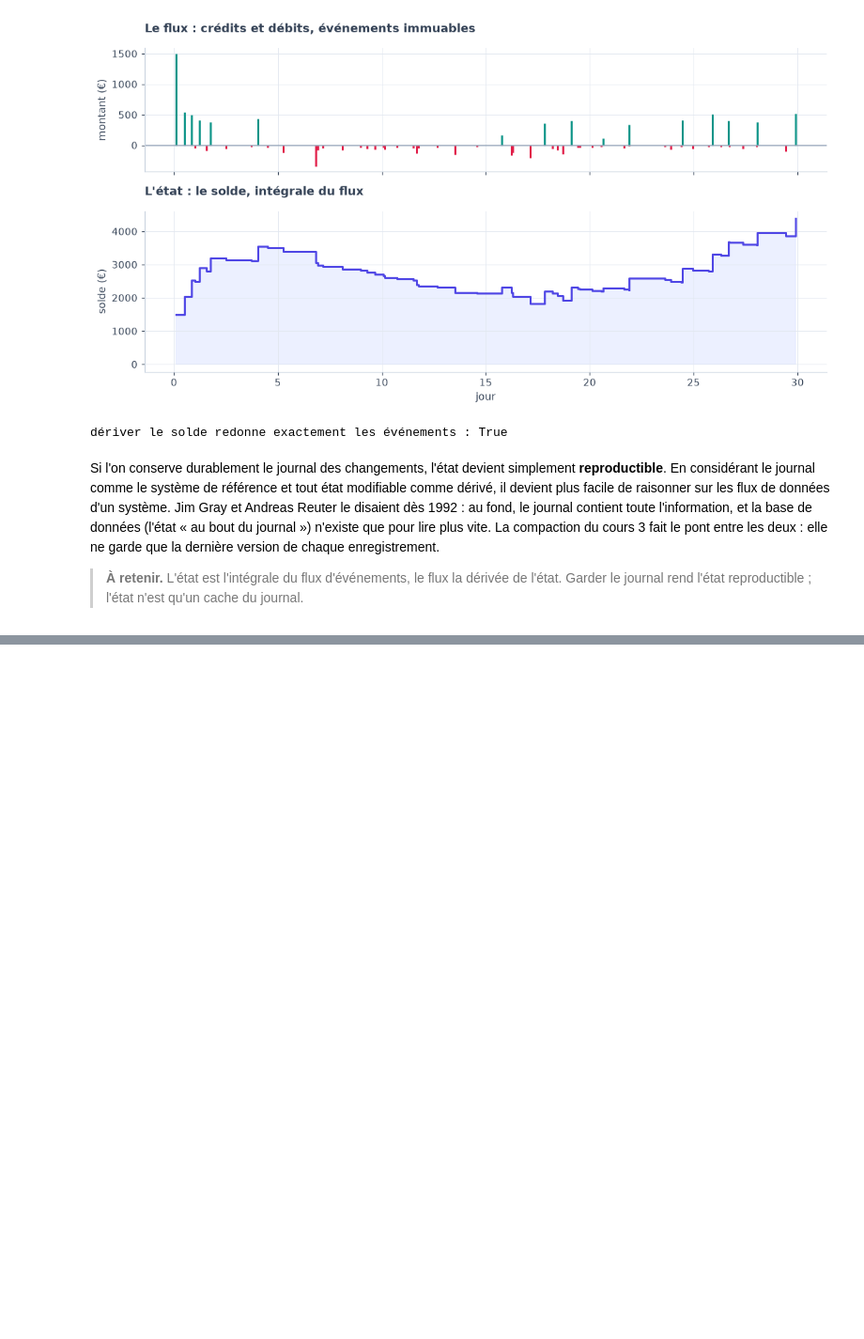
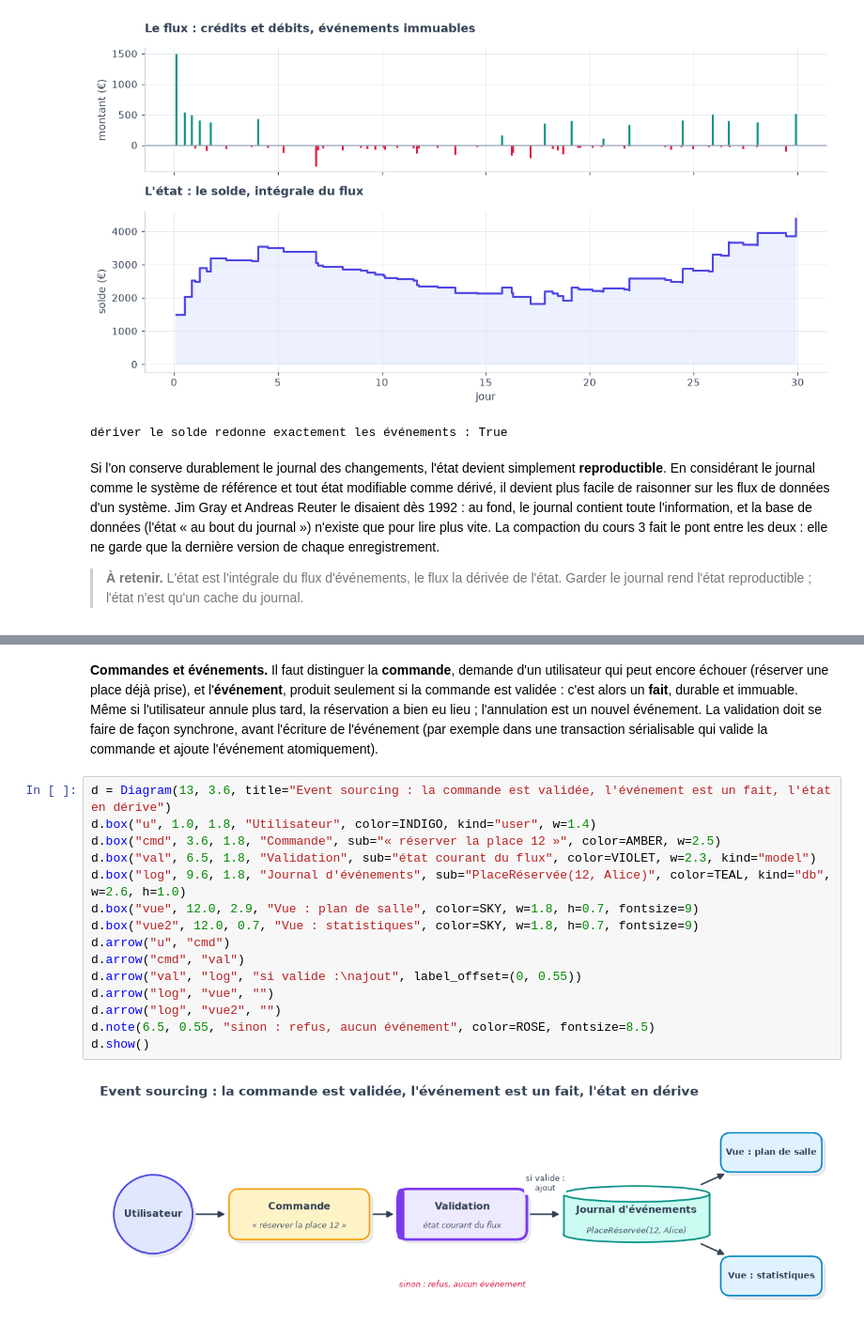
Before and after one commit to gwils28/Designing_Data_Intensive_Applications__ByTheBook, a Jupyter notebook: notebooks/ch11_traitement_de_flux/ch11_cours_4_event_sourcing_et_immutabilite.ipynb, the cells around one changed output, grey strips where cells are left out. Shown at 94% size. Cells and saved outputs as stored; diff of their text form; blank space fills up the shorter version.

Commit message:
ch11 cours 4 : L'event sourcing

```diff
--- a/notebooks/ch11_traitement_de_flux/ch11_cours_4_event_sourcing_et_immutabilite.ipynb
+++ b/notebooks/ch11_traitement_de_flux/ch11_cours_4_event_sourcing_et_immutabilite.ipynb
@@ -85,0 +100,25 @@ que la dernière version de chaque enregistrement.
+# %% [markdown]
+**Commandes et événements.** Il faut distinguer la **commande**, demande d'un utilisateur
+qui peut encore échouer (réserver une place déjà prise), et l'**événement**, produit
+seulement si la commande est validée : c'est alors un **fait**, durable et immuable. Même
+si l'utilisateur annule plus tard, la réservation a bien eu lieu ; l'annulation est un
+nouvel événement. La validation doit se faire de façon synchrone, avant l'écriture de
+l'événement (par exemple dans une transaction sérialisable qui valide la commande et
+ajoute l'événement atomiquement).
+# %%
+d = Diagram(13, 3.6, title="Event sourcing : la commande est validée, l'événement est un fait, l'état en dérive")
+d.box("u", 1.0, 1.8, "Utilisateur", color=INDIGO, kind="user", w=1.4)
+d.box("cmd", 3.6, 1.8, "Commande", sub="« réserver la place 12 »", color=AMBER, w=2.5)
+d.box("val", 6.5, 1.8, "Validation", sub="état courant du flux", color=VIOLET, w=2.3, kind="model")
+d.box("log", 9.6, 1.8, "Journal d'événements", sub="PlaceRéservée(12, Alice)", color=TEAL, kind="db", w=2.6, h=1.0)
+d.box("vue", 12.0, 2.9, "Vue : plan de salle", color=SKY, w=1.8, h=0.7, fontsize=9)
+d.box("vue2", 12.0, 0.7, "Vue : statistiques", color=SKY, w=1.8, h=0.7, fontsize=9)
+d.arrow("u", "cmd")
+d.arrow("cmd", "val")
+d.arrow("val", "log", "si valide :\najout", label_offset=(0, 0.55))
+d.arrow("log", "vue", "")
+d.arrow("log", "vue2", "")
+d.note(6.5, 0.55, "sinon : refus, aucun événement", color=ROSE, fontsize=8.5)
+d.show()
+# %% [output]
+[figure, added]
```
Also changed, not shown: parts of 5 cells of this notebook.
